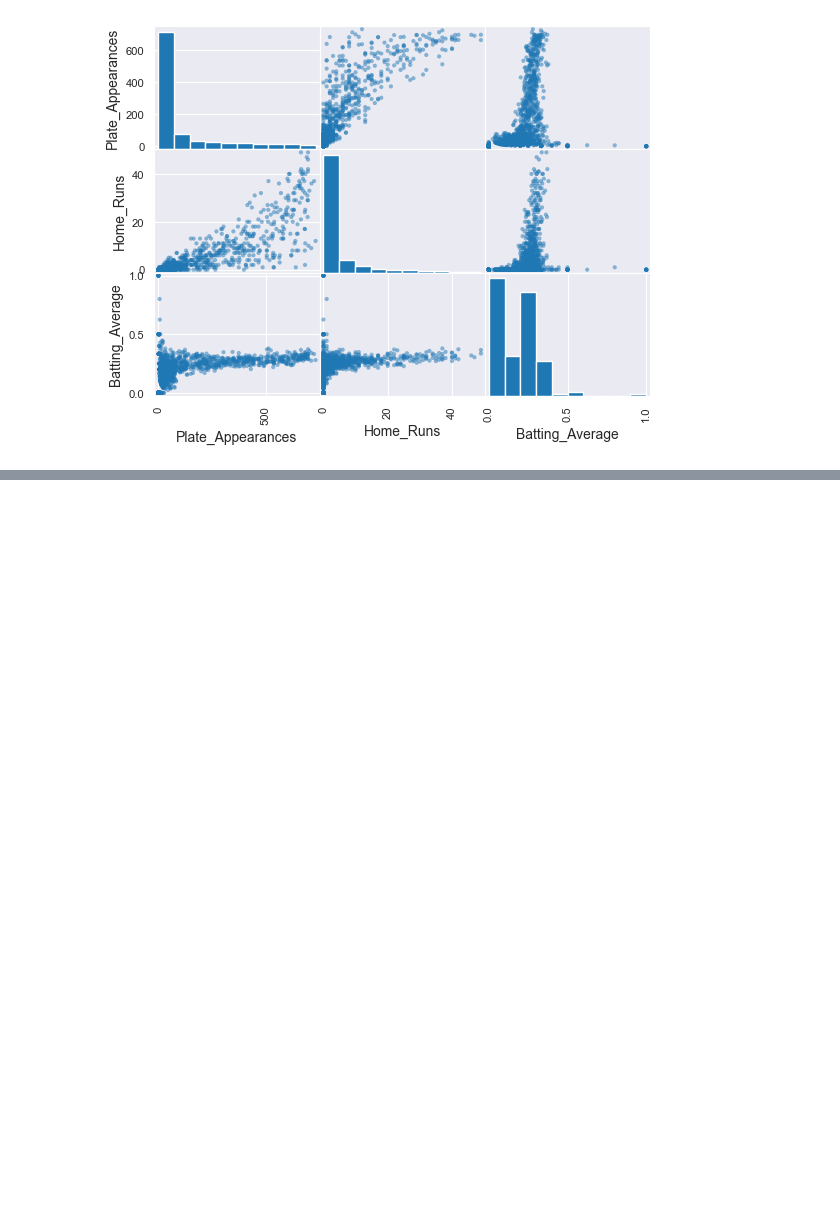
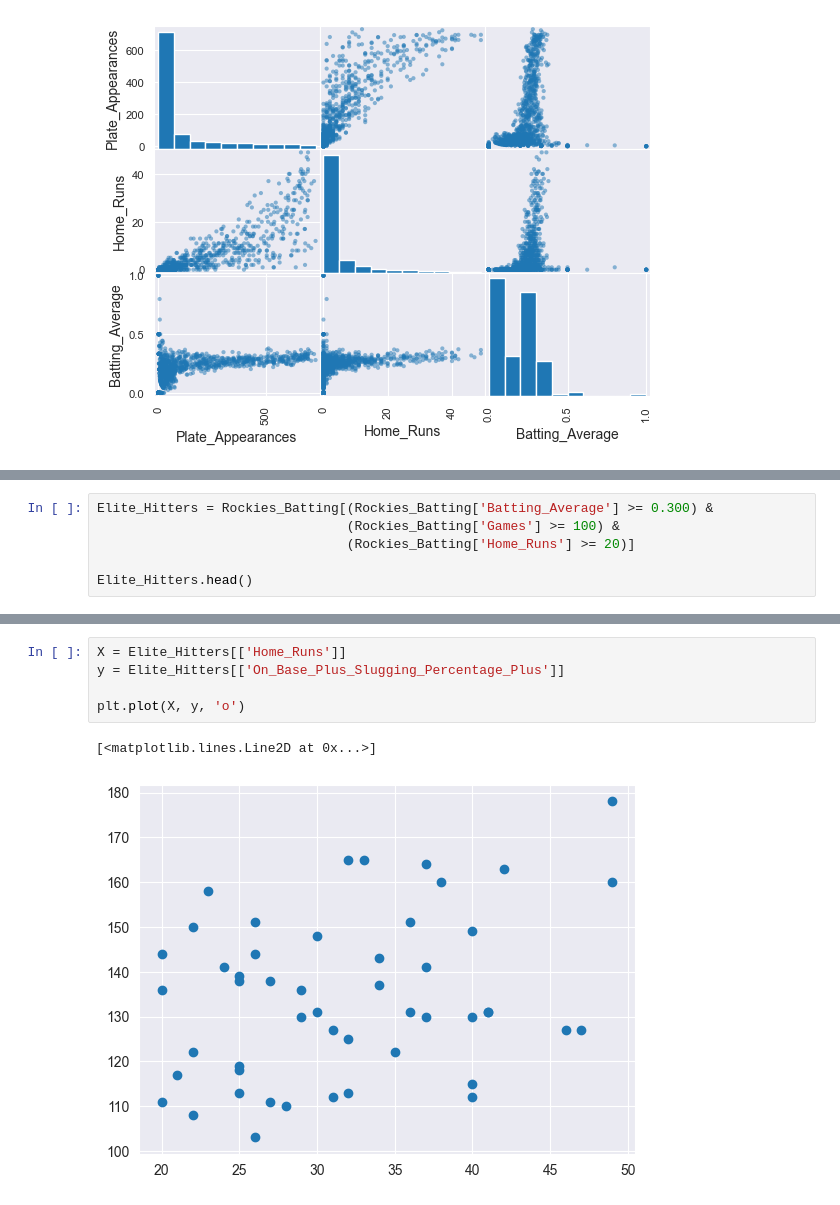
Before and after one commit to CameronOldweiler/DataProjects, a Jupyter notebook: RockiesStats.ipynb, the cells around one changed output, grey strips where cells are left out. Cells and saved outputs as stored; diff of their text form; blank space fills up the shorter version.

```diff
--- a/RockiesStats.ipynb
+++ b/RockiesStats.ipynb
@@ -111,0 +193,6 @@ array([[<Axes: xlabel='Plate_Appearances', ylabel='Plate_Appearances'>,
+# %%
+Elite_Hitters = Rockies_Batting[(Rockies_Batting['Batting_Average'] >= 0.300) &
+                                (Rockies_Batting['Games'] >= 100) &
+                                (Rockies_Batting['Home_Runs'] >= 20)]
+
+Elite_Hitters.head()
@@ -111,0 +207,8 @@ array([[<Axes: xlabel='Plate_Appearances', ylabel='Plate_Appearances'>,
+# %%
+X = Elite_Hitters[['Home_Runs']]
+y = Elite_Hitters[['On_Base_Plus_Slugging_Percentage_Plus']]
+
+plt.plot(X, y, 'o')
+# %% [output]
+[<matplotlib.lines.Line2D at 0x...>]
+[figure, added]
```
Also changed, not shown: parts of 14 cells of this notebook.
